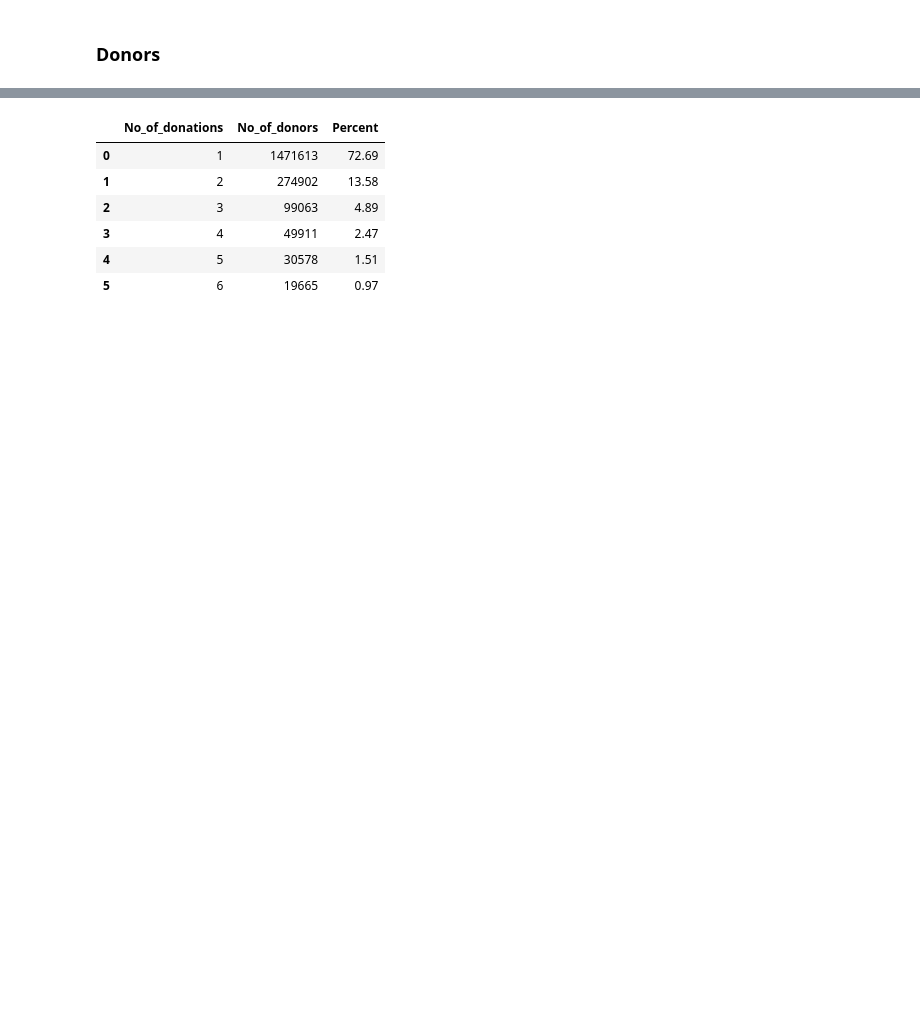
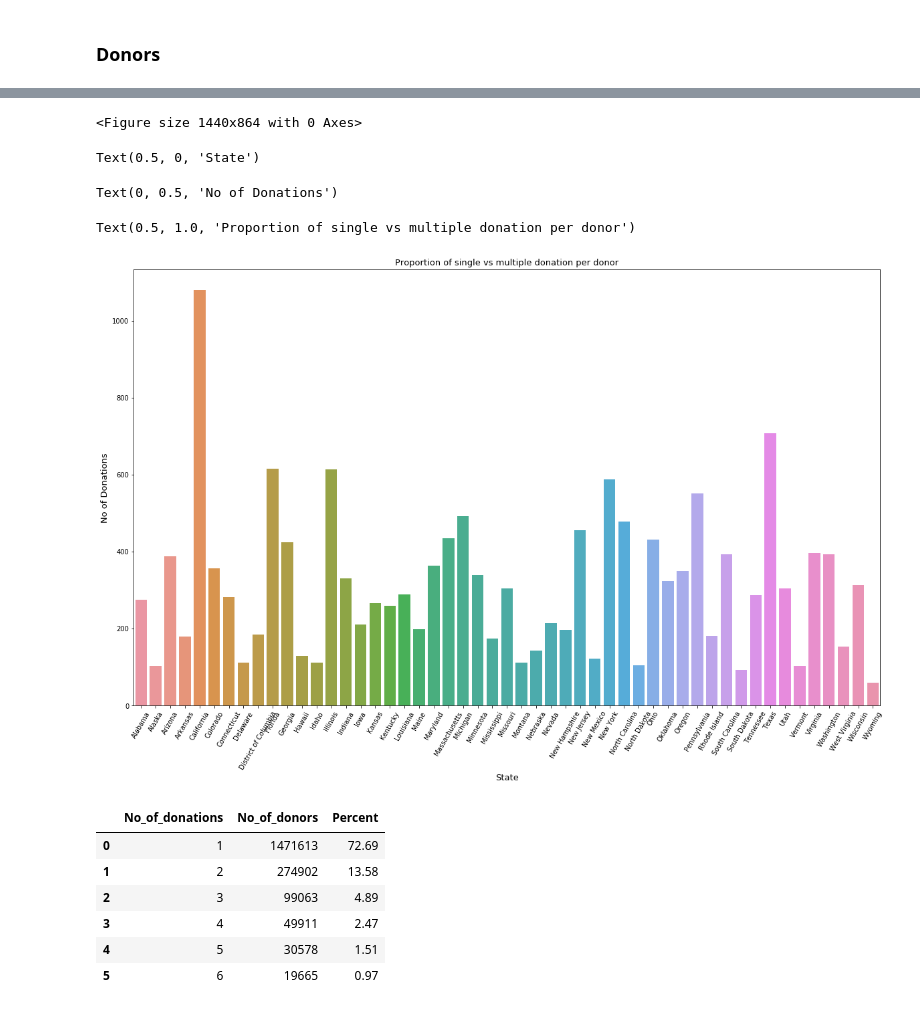
Before and after one commit to prasunshrestha/recommendation_system_for_donors, a Jupyter notebook: ADS_Social_Good_Recommender_System_Notebook.ipynb, the cells around one changed output, grey strips where cells are left out. Cells and saved outputs as stored; diff of their text form; code cells hidden in the pictures; blank space fills up the shorter version.

```diff
--- a/ADS_Social_Good_Recommender_System_Notebook.ipynb
+++ b/ADS_Social_Good_Recommender_System_Notebook.ipynb
@@ -138,0 +332,14 @@ for i in range(0,len(dataframes_list)):
+# %%
+plt.figure(figsize=(20,12));
+ax = sns.barplot(x='Donor State', y= 'Num_donor', data = df_temp2[df_temp2['Donor State'] != 'other'], ci=None)
+ax.set_xlabel("State", size = 13);
+ax.set_ylabel("No of Donations", size = 13);
+ax.set_title("Proportion of single vs multiple donation per donor", size = 13);
+for tick in ax.get_xticklabels():
+    tick.set_rotation(60)
+# %% [output]
+<Figure size 1440x864 with 0 Axes>
+Text(0.5, 0, 'State')
+Text(0, 0.5, 'No of Donations')
+Text(0.5, 1.0, 'Proportion of single vs multiple donation per donor')
+[figure, added]
```
Also changed, not shown: parts of 37 cells of this notebook.
